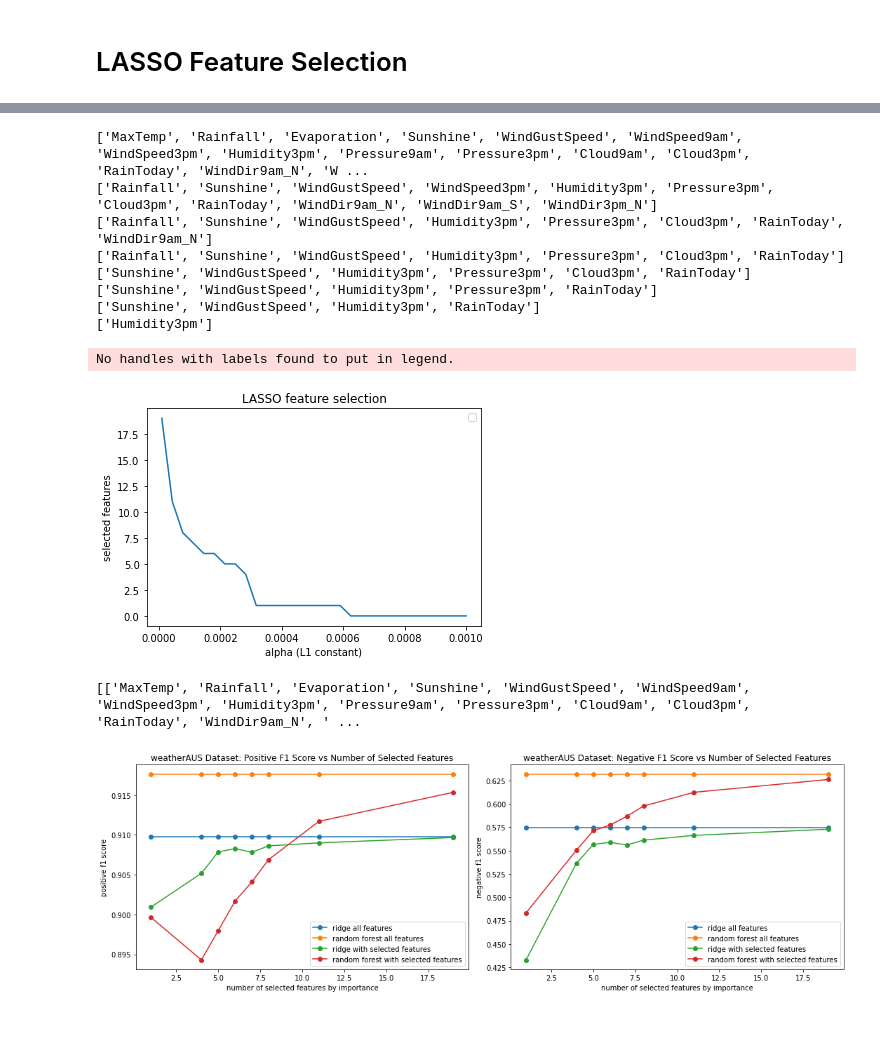
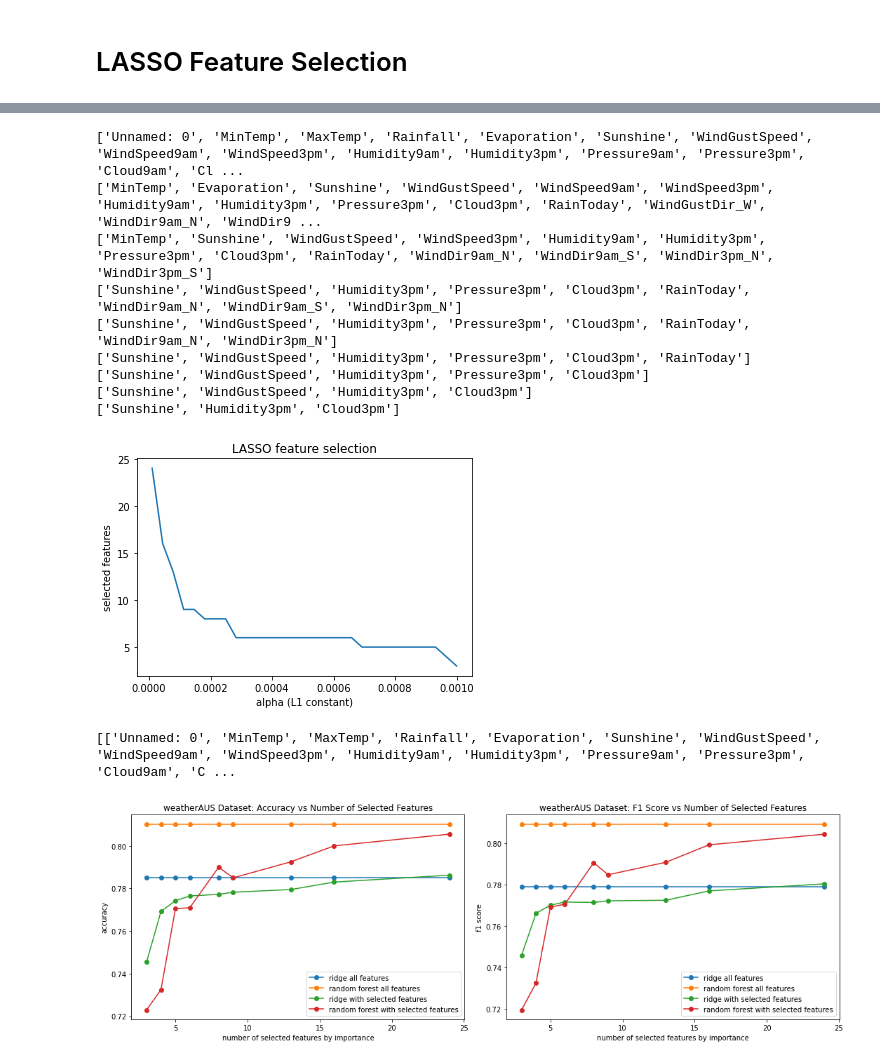
Before and after one commit to win13676/ORIE5741-Project, a Jupyter notebook: pakin_analysis.ipynb, the cells around one changed output, grey strips where cells are left out. Saved outputs shown, nothing was run; the diff lists cells and outputs as text; code cells hidden in the pictures; blank space fills up the shorter version.

Commit message:
normalized data

```diff
--- a/pakin_analysis.ipynb
+++ b/pakin_analysis.ipynb
@@ -52,10 +47,10 @@ Y_adult_test = adult_test_df["income_>50k"]
 # %% [markdown]
 # Load Weather Aus Dataset
 # %%
-weatherAUS_train_df = pd.read_csv("datasets/benchmark/weatherAUS_clean_train.csv")
+weatherAUS_train_df = pd.read_csv("datasets/normalized_benchmark/weatherAUS_clean_train.csv")
 X_weatherAUS_train = weatherAUS_train_df.loc[:, weatherAUS_train_df.columns != "RainTomorrow"]
 Y_weatherAUS_train = weatherAUS_train_df["RainTomorrow"]
 
-weatherAUS_test_df = pd.read_csv("datasets/benchmark/weatherAUS_clean_test.csv")
+weatherAUS_test_df = pd.read_csv("datasets/normalized_benchmark/weatherAUS_clean_test.csv")
 X_weatherAUS_test = weatherAUS_test_df.loc[:, weatherAUS_test_df.columns != "RainTomorrow"]
 Y_weatherAUS_test = weatherAUS_test_df["RainTomorrow"]
@@ -411,15 +377,15 @@ No handles with labels found to put in legend.
 # %%
-LASSO_Selection(X_weatherAUS_train, Y_weatherAUS_train, X_weatherAUS_test, Y_weatherAUS_test, "weatherAUS", np.linspace(0.00001,0.001,30), negAcc=True)
+LASSO_Selection(X_weatherAUS_train, Y_weatherAUS_train, X_weatherAUS_test, Y_weatherAUS_test, "weatherAUS", np.linspace(0.00001,0.001,30))
 # %% [output]
-['MaxTemp', 'Rainfall', 'Evaporation', 'Sunshine', 'WindGustSpeed', 'WindSpeed9am', 'WindSpeed3pm', 'Humidity3pm', 'Pressure9am', 'Pressure3pm', 'Cloud9am', 'Cloud3pm', 'RainToday', 'WindDir9am_N', 'W ...
-['Rainfall', 'Sunshine', 'WindGustSpeed', 'WindSpeed3pm', 'Humidity3pm', 'Pressure3pm', 'Cloud3pm', 'RainToday', 'WindDir9am_N', 'WindDir9am_S', 'WindDir3pm_N']
-['Rainfall', 'Sunshine', 'WindGustSpeed', 'Humidity3pm', 'Pressure3pm', 'Cloud3pm', 'RainToday', 'WindDir9am_N']
-['Rainfall', 'Sunshine', 'WindGustSpeed', 'Humidity3pm', 'Pressure3pm', 'Cloud3pm', 'RainToday']
+['Unnamed: 0', 'MinTemp', 'MaxTemp', 'Rainfall', 'Evaporation', 'Sunshine', 'WindGustSpeed', 'WindSpeed9am', 'WindSpeed3pm', 'Humidity9am', 'Humidity3pm', 'Pressure9am', 'Pressure3pm', 'Cloud9am', 'Cl ...
+['MinTemp', 'Evaporation', 'Sunshine', 'WindGustSpeed', 'WindSpeed9am', 'WindSpeed3pm', 'Humidity9am', 'Humidity3pm', 'Pressure3pm', 'Cloud3pm', 'RainToday', 'WindGustDir_W', 'WindDir9am_N', 'WindDir9 ...
+['MinTemp', 'Sunshine', 'WindGustSpeed', 'WindSpeed3pm', 'Humidity9am', 'Humidity3pm', 'Pressure3pm', 'Cloud3pm', 'RainToday', 'WindDir9am_N', 'WindDir9am_S', 'WindDir3pm_N', 'WindDir3pm_S']
+['Sunshine', 'WindGustSpeed', 'Humidity3pm', 'Pressure3pm', 'Cloud3pm', 'RainToday', 'WindDir9am_N', 'WindDir9am_S', 'WindDir3pm_N']
+['Sunshine', 'WindGustSpeed', 'Humidity3pm', 'Pressure3pm', 'Cloud3pm', 'RainToday', 'WindDir9am_N', 'WindDir3pm_N']
 ['Sunshine', 'WindGustSpeed', 'Humidity3pm', 'Pressure3pm', 'Cloud3pm', 'RainToday']
-['Sunshine', 'WindGustSpeed', 'Humidity3pm', 'Pressure3pm', 'RainToday']
-['Sunshine', 'WindGustSpeed', 'Humidity3pm', 'RainToday']
-['Humidity3pm']
+['Sunshine', 'WindGustSpeed', 'Humidity3pm', 'Pressure3pm', 'Cloud3pm']
+['Sunshine', 'WindGustSpeed', 'Humidity3pm', 'Cloud3pm']
+['Sunshine', 'Humidity3pm', 'Cloud3pm']
+[figure, new version]
-No handles with labels found to put in legend.
+[['Unnamed: 0', 'MinTemp', 'MaxTemp', 'Rainfall', 'Evaporation', 'Sunshine', 'WindGustSpeed', 'WindSpeed9am', 'WindSpeed3pm', 'Humidity9am', 'Humidity3pm', 'Pressure9am', 'Pressure3pm', 'Cloud9am', 'C ...
-[figure, old version]
-[['MaxTemp', 'Rainfall', 'Evaporation', 'Sunshine', 'WindGustSpeed', 'WindSpeed9am', 'WindSpeed3pm', 'Humidity3pm', 'Pressure9am', 'Pressure3pm', 'Cloud9am', 'Cloud3pm', 'RainToday', 'WindDir9am_N', ' ...
-[figure, old version]
+[figure, new version]
```
Also changed, not shown: parts of 18 cells of this notebook, 11 other files.
